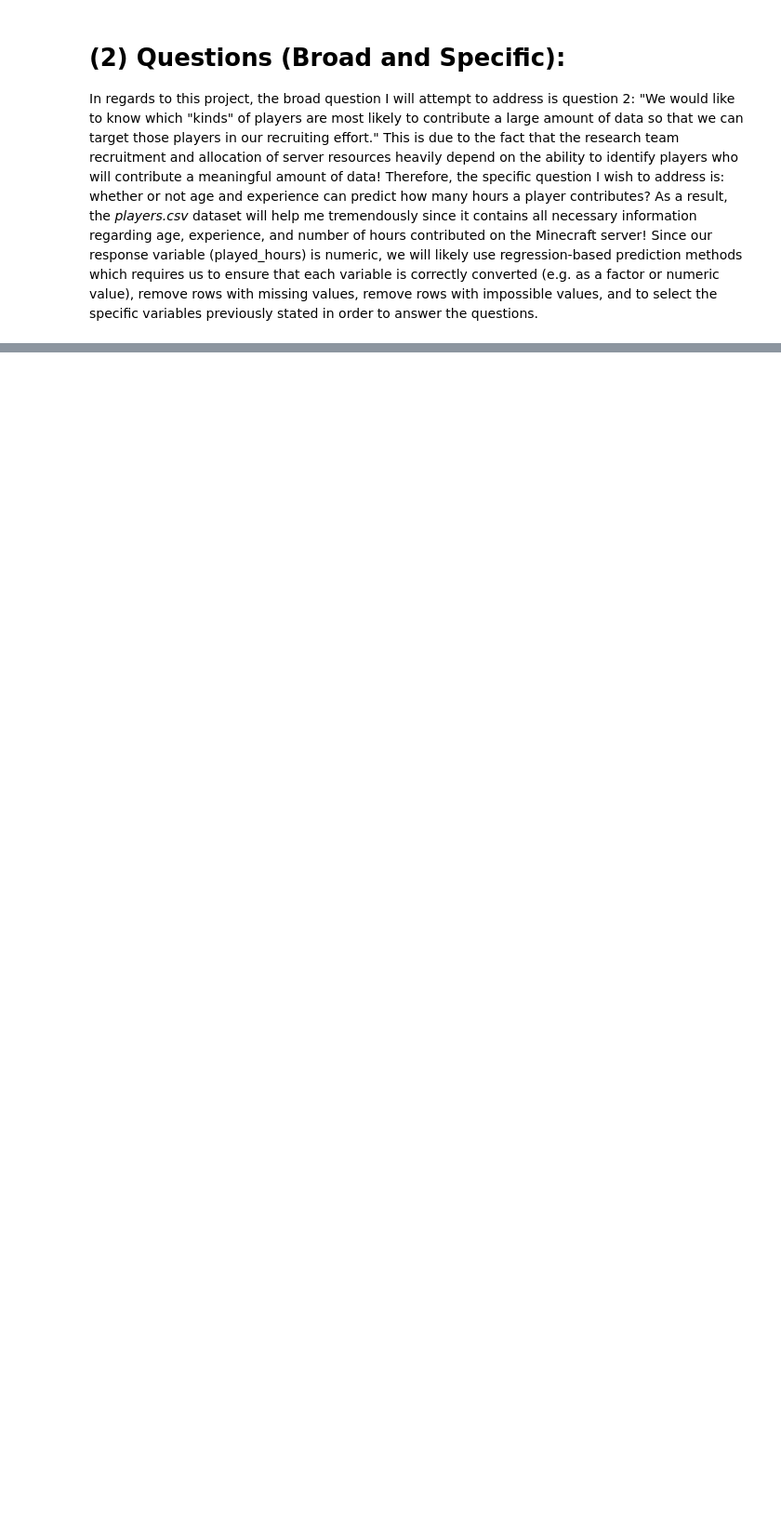
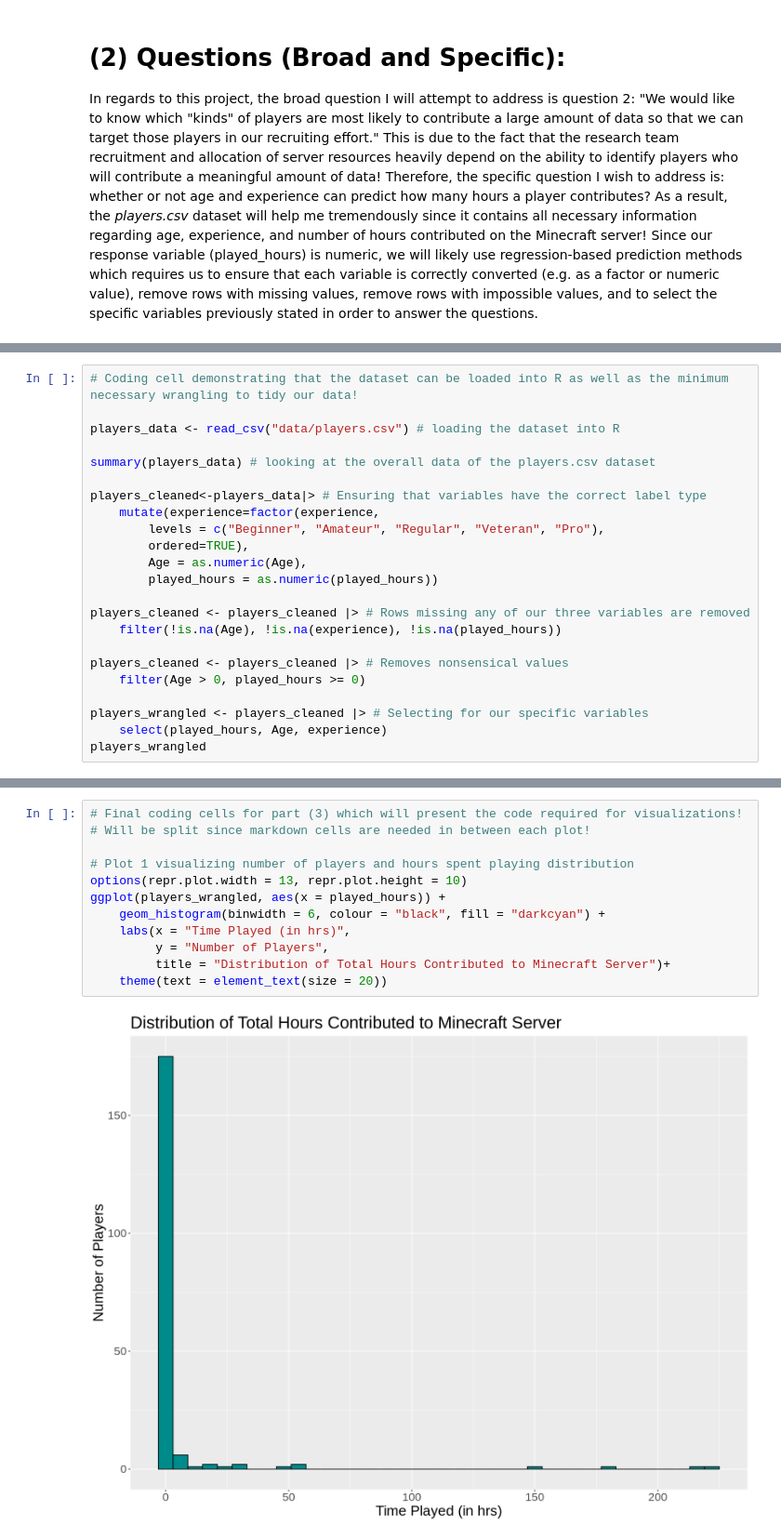
Before and after one commit to zweizer/dsci-100-2025w1-group-9, a Jupyter notebook: individual_project.ipynb, the cells around one changed output, grey strips where cells are left out. Shown at 93% size. Drawn from its saved outputs; the diff is of its cells as text; blank space fills up the shorter version.

```diff
--- a/individual_project.ipynb
+++ b/individual_project.ipynb
@@ -82,0 +87,23 @@ In regards to this project, the broad question I will attempt to address is ques
+# %%
+# Coding cell demonstrating that the dataset can be loaded into R as well as the minimum necessary wrangling to tidy our data!
+
+players_data <- read_csv("data/players.csv") # loading the dataset into R
+
+summary(players_data) # looking at the overall data of the players.csv dataset
+
+players_cleaned<-players_data|> # Ensuring that variables have the correct label type
+    mutate(experience=factor(experience,
+        levels = c("Beginner", "Amateur", "Regular", "Veteran", "Pro"),
+        ordered=TRUE),
+        Age = as.numeric(Age),
+        played_hours = as.numeric(played_hours))
+
+players_cleaned <- players_cleaned |> # Rows missing any of our three variables are removed
+    filter(!is.na(Age), !is.na(experience), !is.na(played_hours))
+
+players_cleaned <- players_cleaned |> # Removes nonsensical values
+    filter(Age > 0, played_hours >= 0)
+
+players_wrangled <- players_cleaned |> # Selecting for our specific variables
+    select(played_hours, Age, experience)
+players_wrangled
@@ -82,0 +180,14 @@ In regards to this project, the broad question I will attempt to address is ques
+# %%
+# Final coding cells for part (3) which will present the code required for visualizations!
+# Will be split since markdown cells are needed in between each plot!
+
+# Plot 1 visualizing number of players and hours spent playing distribution
+options(repr.plot.width = 13, repr.plot.height = 10)
+ggplot(players_wrangled, aes(x = played_hours)) +
+    geom_histogram(binwidth = 6, colour = "black", fill = "darkcyan") +
+    labs(x = "Time Played (in hrs)",
+         y = "Number of Players",
+         title = "Distribution of Total Hours Contributed to Minecraft Server")+
+    theme(text = element_text(size = 20))
+# %% [output]
+[figure, added]
```
Also changed, not shown: parts of 12 cells of this notebook, 2 other files.
